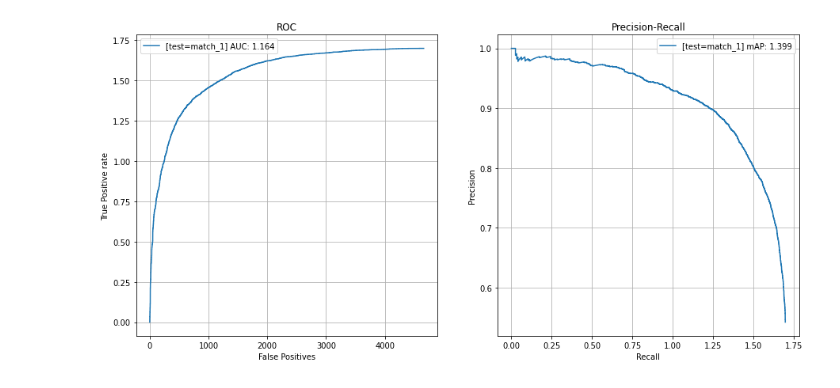
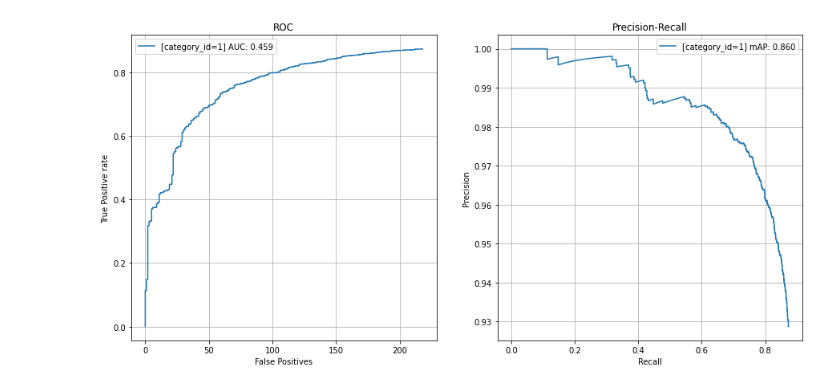
Before and after one commit to MiXaiLL76/faster_coco_eval, a Jupyter notebook: examples/curve_example.ipynb, the cells around one changed output. Drawn from its saved outputs; the diff is of its cells as text; code cells hidden in the pictures.

Commit message:
redesigned curves

```diff
--- a/examples/curve_example.ipynb
+++ b/examples/curve_example.ipynb
@@ -19,6 +17,9 @@ match_results = ['match_1', match(prepared_anns, prepared_coco_in_dict, category
 # %%
 threshold_iou = 0.5
 
-plot_curve([match_results], threshold_iou, label_name='test')
+
+curves = Curves(prepared_coco_in_dict)
+_match_results = curves.match(prepared_anns, categories_id=['all'])
+curves.plot_curve(_match_results, threshold_iou=threshold_iou)
 # %% [output]
-[figure, old version]
+[figure, new version]
```
Also changed, not shown: parts of 2 cells of this notebook, 2 other files.
